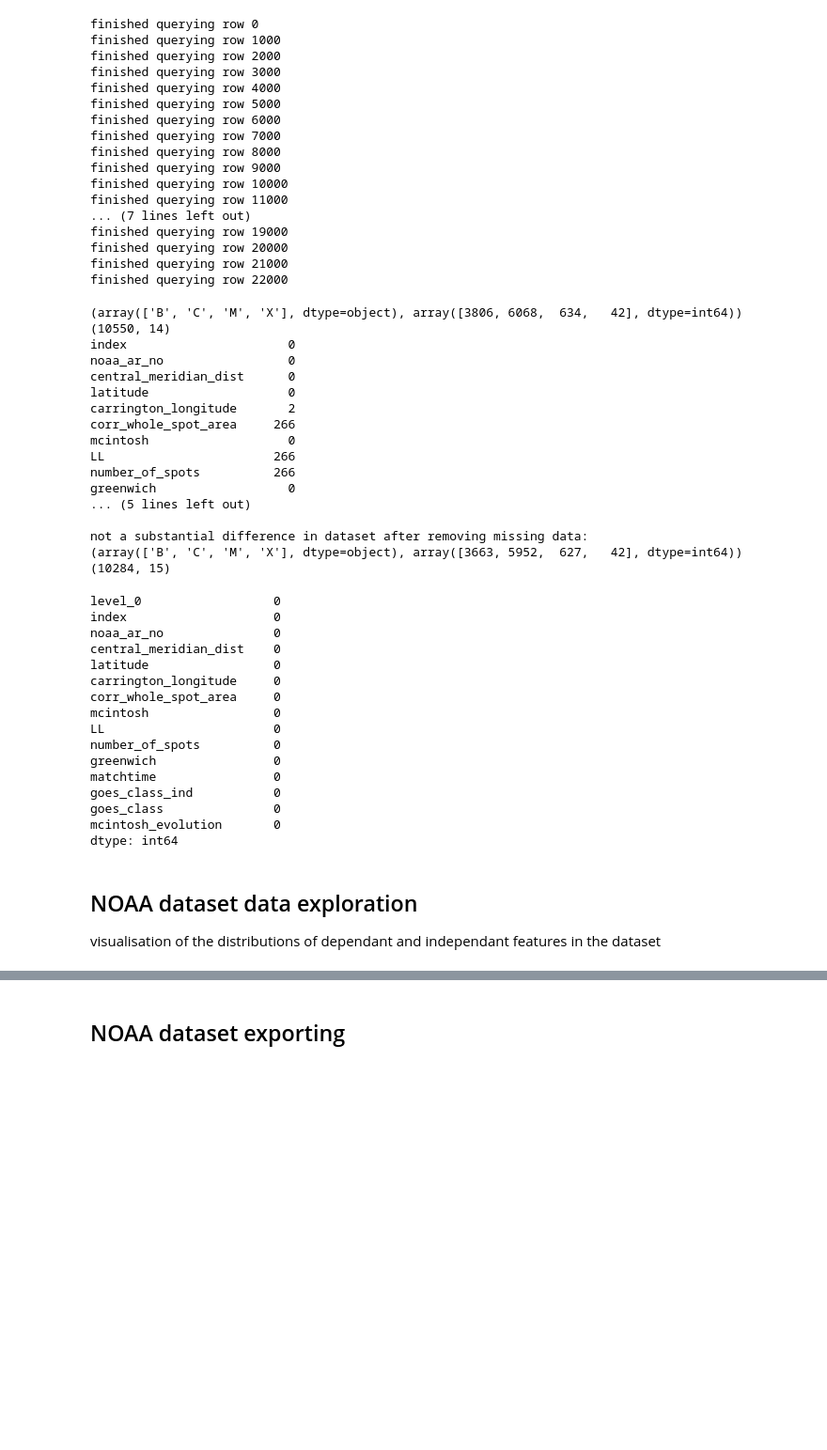
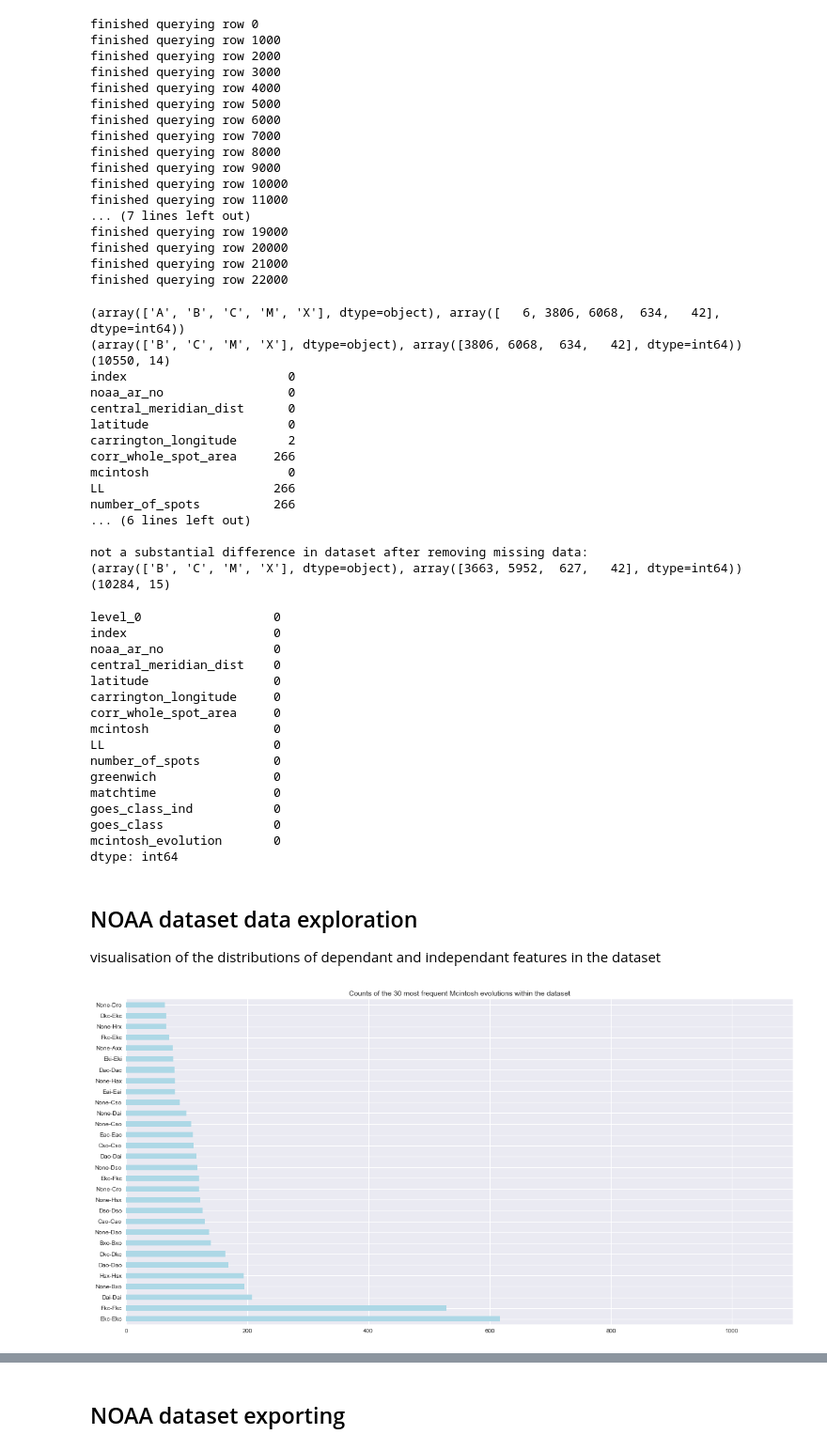
Before and after one commit to arananDev/met-office-project, a Jupyter notebook: Data/Data cleaning and exploration.ipynb, the cells around one changed output, grey strips where cells are left out. Shown at 94% size. Drawn from its saved outputs; the diff is of its cells as text; code cells hidden in the pictures; blank space fills up the shorter version.

```diff
--- a/Data/Data cleaning and exploration.ipynb
+++ b/Data/Data cleaning and exploration.ipynb
@@ -64,6 +63,7 @@ finished querying row 22000
 # %%
 # Get rid of missing data
 clean_data = raw_data.dropna(axis = 0, subset=['goes_class']).reset_index()
+print(np.unique(clean_data.goes_class_ind, return_counts = True))
 clean_data = clean_data.query("goes_class_ind != 'A'")
 print(np.unique(clean_data.goes_class_ind, return_counts = True))
 print(clean_data.shape)
@@ -75,6 +75,7 @@ print(np.unique(clean_data.goes_class_ind, return_counts = True))
 print(clean_data.shape)
 np.sum(clean_data.isna())
 # %% [output]
+(array(['A', 'B', 'C', 'M', 'X'], dtype=object), array([   6, 3806, 6068,  634,   42], dtype=int64))
 (array(['B', 'C', 'M', 'X'], dtype=object), array([3806, 6068,  634,   42], dtype=int64))
 (10550, 14)
 index                      0
@@ -86,8 +87,7 @@ corr_whole_spot_area     266
 mcintosh                   0
 LL                       266
 number_of_spots          266
-greenwich                  0
-... (5 lines left out)
+... (6 lines left out)
 
 not a substantial difference in dataset after removing missing data:
 (array(['B', 'C', 'M', 'X'], dtype=object), array([3663, 5952,  627,   42], dtype=int64))
@@ -113,12 +113,15 @@ dtype: int64
 visualisation of the distributions of dependant and independant features in the dataset
 # %%
 # Graphing Mcintosh classifications
-clean_data['mcintosh'].value_counts().head(30).plot(kind='barh', figsize=(20,10), title = "Counts of the 30 most frequent Mcintosh classifications within the dataset")
+#clean_data['mcintosh'].value_counts().head(30).plot(kind='barh',figsize=(15,5), title = "Counts of the 30 most frequent Mcintosh classifications within the dataset")
 # Graphing Mcintosh evolutions
-clean_data['mcintosh_evolution'].value_counts().head(30).plot(kind='barh', color = "lightblue", figsize=(20,10), title = "Counts of the 30 most frequent Mcintosh evolutions within the dataset")
+clean_data['mcintosh_evolution'].value_counts().head(30).plot(kind='barh',color = "lightblue",xlim = (0,1100), figsize=(20,10), title = "Counts of the 30 most frequent Mcintosh evolutions within the dataset")
 # Other independant features
-for column in clean_data.columns:
-    sns.displot(data=clean_data, x= column, color = "red")
+#for column in clean_data.columns:
+    #sns.displot(data=clean_data, x= column, color = "red")
+plt.style.use('seaborn')
 
 # Solar flare frequency
-clean_data['goes_class_ind'].value_counts().plot(kind='bar', figsize=(10,10), title = "Solar flare frequency within dataset", color = "g")
+#clean_data['goes_class_ind'].value_counts().plot(kind='bar', figsize=(10,10), title = "Solar flare frequency within dataset", color = "g")
+# %% [output]
+[figure, added]
```
Also changed, not shown: parts of 17 cells of this notebook, 50 other files.
